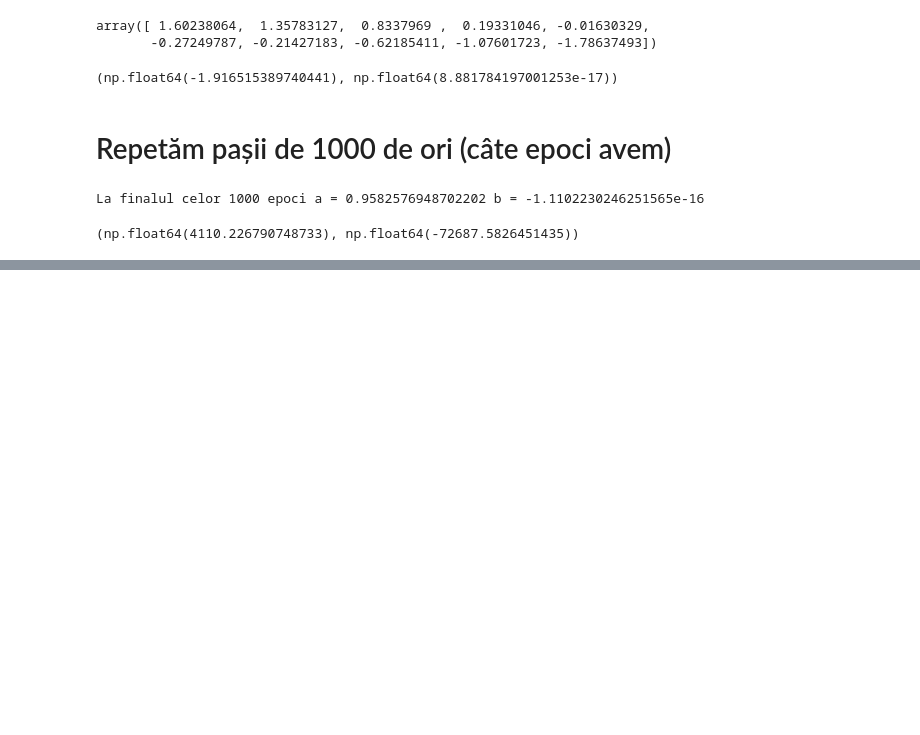
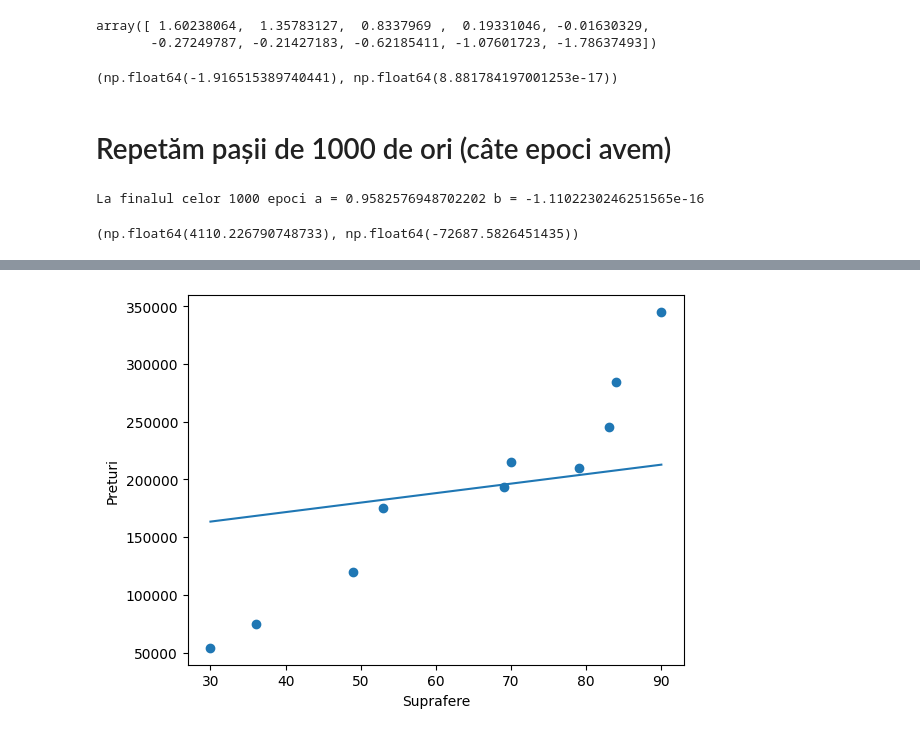
Before and after one commit to sojog/ML-NLP-DP-Bittnet-Iulie-2026, a Jupyter notebook: Ziua2/01.calcul_gradient.ipynb, the cells around one changed output, grey strips where cells are left out. Cells and saved outputs as stored; diff of their text form; code cells hidden in the pictures; blank space fills up the shorter version.

```diff
--- a/Ziua2/01.calcul_gradient.ipynb
+++ b/Ziua2/01.calcul_gradient.ipynb
@@ -131,0 +145,37 @@ a_from_gd, b_from_gd
+# %%
+def linear_plot(x, y, a, b):
+    plt.scatter(x, y);
+    plt.plot(x, a * x + b);
+    plt.xlabel("Suprafere");
+    plt.ylabel("Preturi");
+    plt.show();
+# %%
+def to_real(a_gd, b_gd):
+    a_from_gd = a_gd * (y_std / x_std)
+    b_from_gd = y_mean + b_gd * y_std - a_from_gd * x_mean
+    return a_from_gd, b_from_gd
+# %%
+a_gd = 0
+b_gd = 0
+alpha = 0.1  # De obicei sunt valori puteri ale lui 10 ( 0.1, 0.01, 0.001, 1, 10, 100)
+epochs = 1000 # (Cate rulari trebuie sa existe) -> de incercat si cu 10, 100, 10_000, 100_000
+history = []
+
+def ruleza_o_epoca():
+    global a_gd, b_gd
+    y_pred = a_gd * x_norm + b_gd
+    errros = y_pred - y_norm
+    grad_a = (2/n) * np.sum(errros * x_norm)
+    grad_b = (2/n) * np.sum(errros)
+
+    a_gd = a_gd - alpha * grad_a
+    ## Noul b
+    b_gd = b_gd - alpha * grad_b
+
+    ## Crearea elementelor initiale
+    a_real, b_real = to_real(a_gd, b_gd)
+    linear_plot(suprafete, preturi, a_real, b_real)
+# %%
+ruleza_o_epoca()
+# %% [output]
+[figure, added]
```
Also changed, not shown: parts of 9 cells of this notebook.
